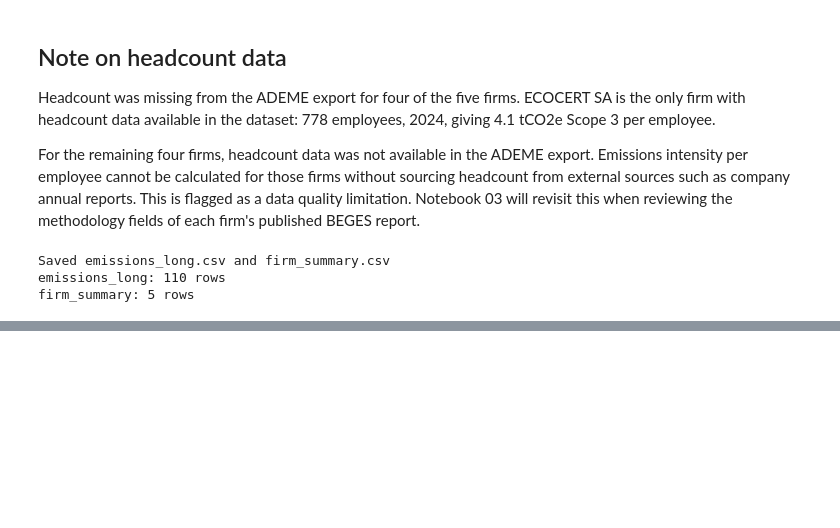
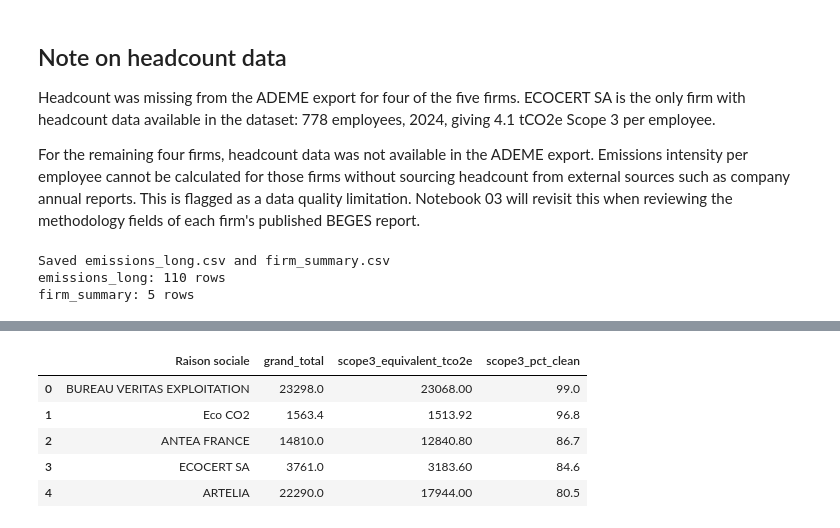
Before and after one commit to ecmccallum/bilan-critique, a Jupyter notebook: notebooks/01_emissions_extraction.ipynb, the cells around one changed output, grey strips where cells are left out. Drawn from its saved outputs; the diff is of its cells as text; code cells hidden in the pictures; blank space fills up the shorter version.

Commit message:
Correct Scope 3 totals to exclude P6 avoided emissions, flag Eco CO2 P6 value

```diff
--- a/notebooks/01_emissions_extraction.ipynb
+++ b/notebooks/01_emissions_extraction.ipynb
@@ -393,0 +423,25 @@ firm_summary: 5 rows
+# %%
+# Separate P6 avoided emissions from Scope 3-equivalent totals
+df_p6 = df_long[df_long["beges_category"] == "P6.1"][
+    ["Raison sociale", "Année de reporting", "tco2e"]
+].rename(columns={"tco2e": "p6_avoided_emissions"})
+
+print("P6 avoided emissions by firm:")
+print(df_p6.to_string(index=False))
+
+# Recalculate Scope 3-equivalent excluding P6
+df_scope3_clean = df_long[
+    (df_long["scope"] == "Scope 3") &
+    (df_long["beges_category"] != "P6.1")
+]
+
+scope3_clean_totals = df_scope3_clean.groupby(
+    "Raison sociale"
+)["tco2e"].sum().reset_index()
+scope3_clean_totals.columns = ["Raison sociale", "scope3_equivalent_tco2e"]
+scope3_clean_totals["scope3_equivalent_tco2e"] = scope3_clean_totals[
+    "scope3_equivalent_tco2e"
+].round(2)
+
+print("\nScope 3-equivalent totals (P3+P4+P5 only, P6 excluded):")
+print(scope3_clean_totals.to_string(index=False))
@@ -393,0 +464,25 @@ firm_summary: 5 rows
+# %%
+# Update firm_summary with corrected Scope 3-equivalent totals
+firm_summary_clean = firm_summary.merge(
+    scope3_clean_totals, on="Raison sociale"
+)
+
+# Recalculate Scope 3 percentage using corrected totals
+firm_summary_clean["scope3_pct_clean"] = (
+    firm_summary_clean["scope3_equivalent_tco2e"] /
+    firm_summary_clean["grand_total"] * 100
+).round(1)
+
+firm_summary_clean[[
+    "Raison sociale",
+    "grand_total",
+    "scope3_equivalent_tco2e",
+    "scope3_pct_clean"
+]].sort_values("scope3_pct_clean", ascending=False)
+# %% [output]
+|  | Raison sociale | grand_total | scope3_equivalent_tco2e | scope3_pct_clean |
+| 0 | BUREAU VERITAS EXPLOITATION | 23298.0 | 23068.00 | 99.0 |
+| 1 | Eco CO2 | 1563.4 | 1513.92 | 96.8 |
+| 2 | ANTEA FRANCE | 14810.0 | 12840.80 | 86.7 |
+| 3 | ECOCERT SA | 3761.0 | 3183.60 | 84.6 |
+| 4 | ARTELIA | 22290.0 | 17944.00 | 80.5 |
```
Also changed, not shown: parts of 3 cells of this notebook, 3 other files.
